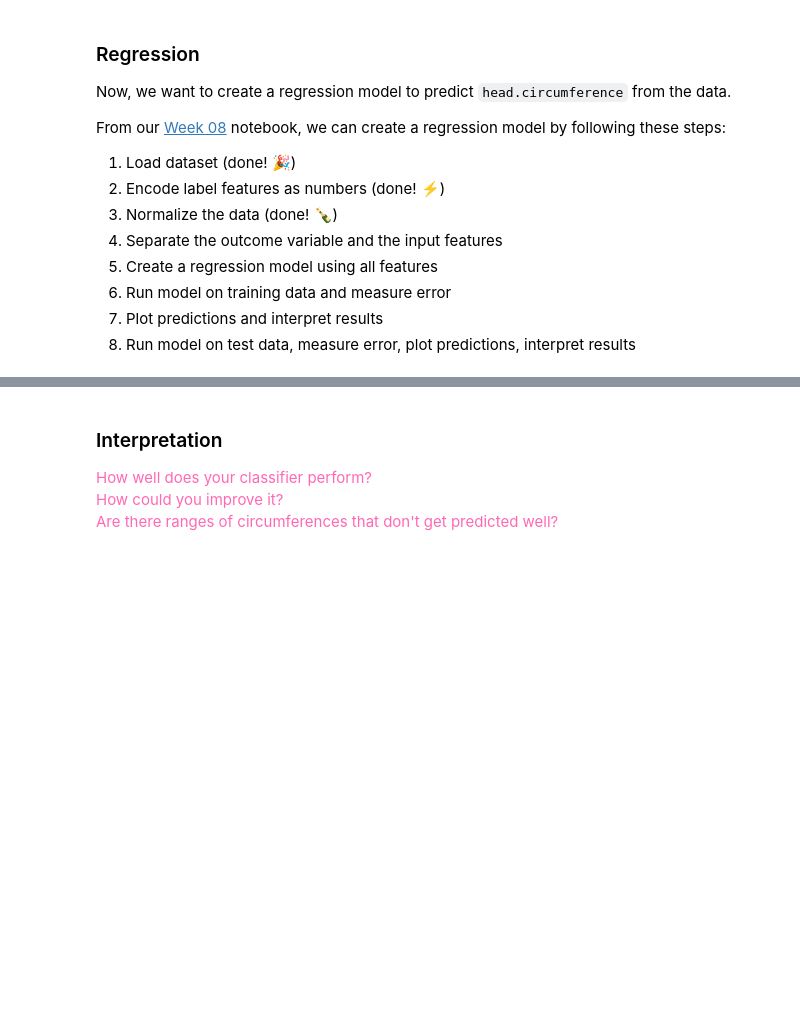
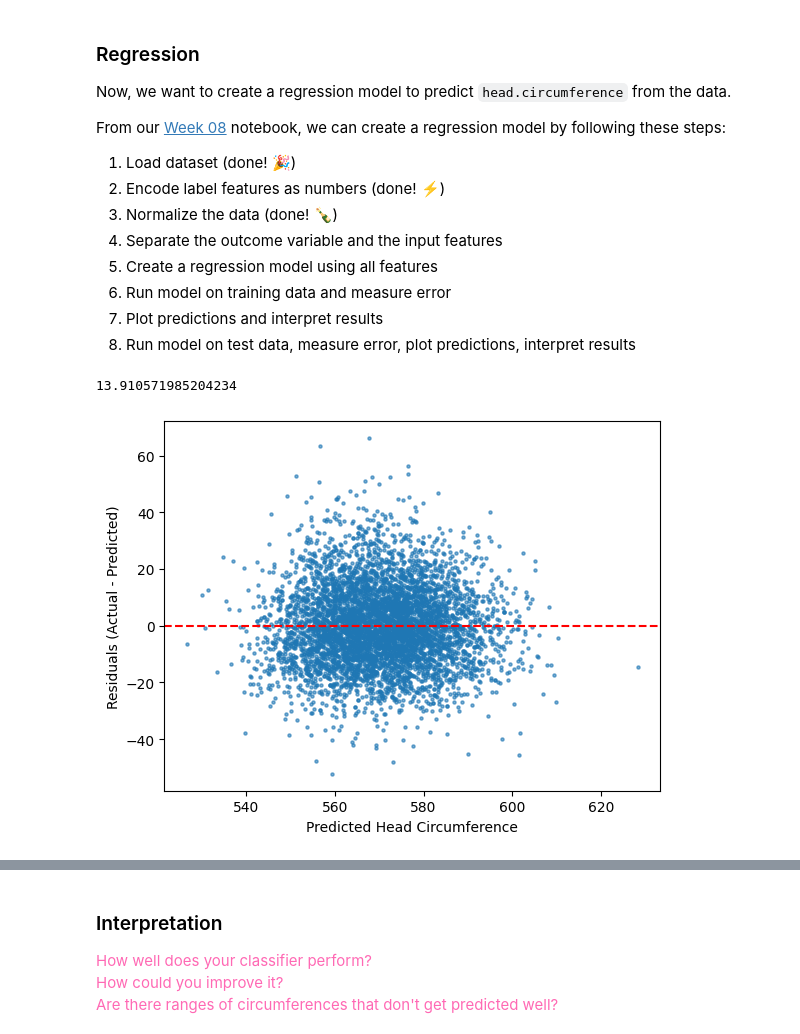
Before and after one commit to NYU-IDM-9103/HW08, a Jupyter notebook: HW08.ipynb, the cells around one changed output, grey strips where cells are left out. Cells and saved outputs as stored; diff of their text form; code cells hidden in the pictures; blank space fills up the shorter version.

```diff
--- a/HW08.ipynb
+++ b/HW08.ipynb
@@ -122,3 +197,30 @@ From our [Week 08](https://github.com/DM-GY-9103-2024F-H/WK08) notebook, we can
+# %%
+# Work on Regression Model here
+
+## Separate outcome variable and input features
+y = df_scaled["head.circumference"]
+x = df_scaled.drop(columns = ["head.circumference"])
+
+## Create a regression model
+lr_model = LinearRegression()
+lr_model.fit(x,y)
+pred_x_scaled = lr_model.predict(x)
+pred_x = ansur_scaler.inverse_transform(pred_x_scaled)
+
+## Measure error on training data
+print(regression_error(df["head.circumference"], pred_x))
+
+## Plot predictions and interpret results
+## Relatively good predictions with residuals are randomly distributed above and below line 0, with a few outliers
+residuals = df["head.circumference"] - pred_x["head.circumference"]
+plt.scatter(pred_x, residuals, s = 5, alpha=0.6)
+plt.axhline(0, color='red', linestyle='--')  # Horizontal line at 0
+plt.xlabel('Predicted Head Circumference')
+plt.ylabel('Residuals (Actual - Predicted)')
+plt.show()
+# %% [output]
+13.910571985204234
+[figure, added]
 # %%
 ## Load Test Data
 ANSUR_TEST_FILE = "https://raw.githubusercontent.com/DM-GY-9103-2024F-H/9103-utils/main/datasets/json/ansur-test.json"
```
Also changed, not shown: parts of 17 cells of this notebook.
